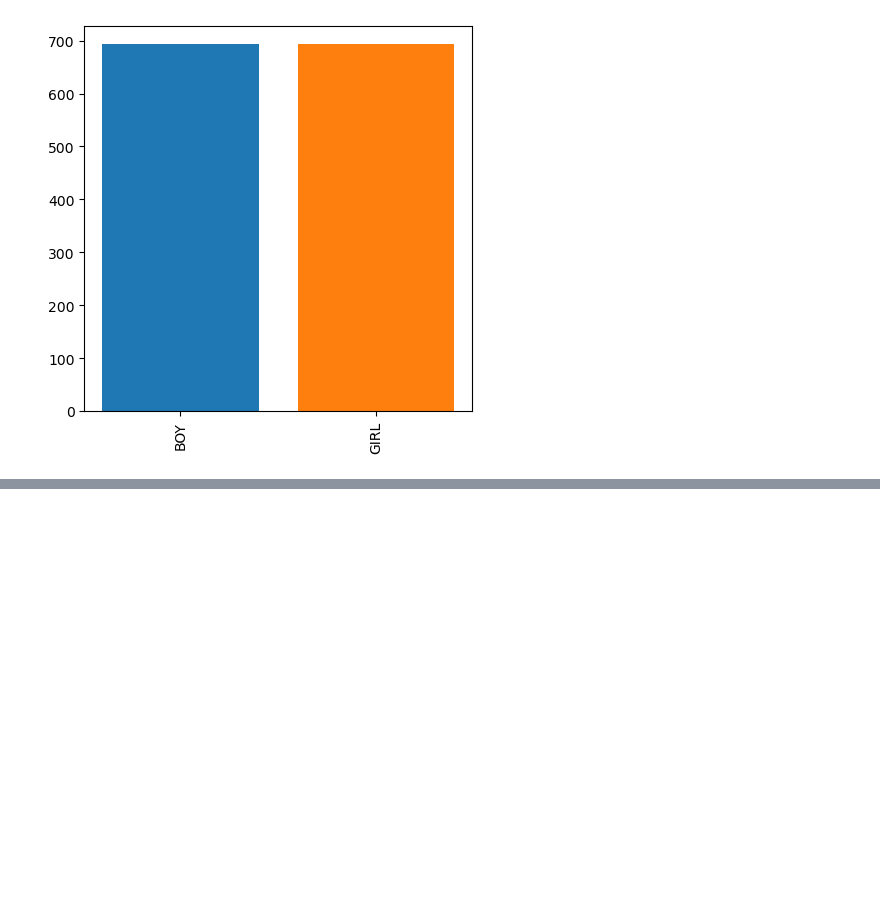
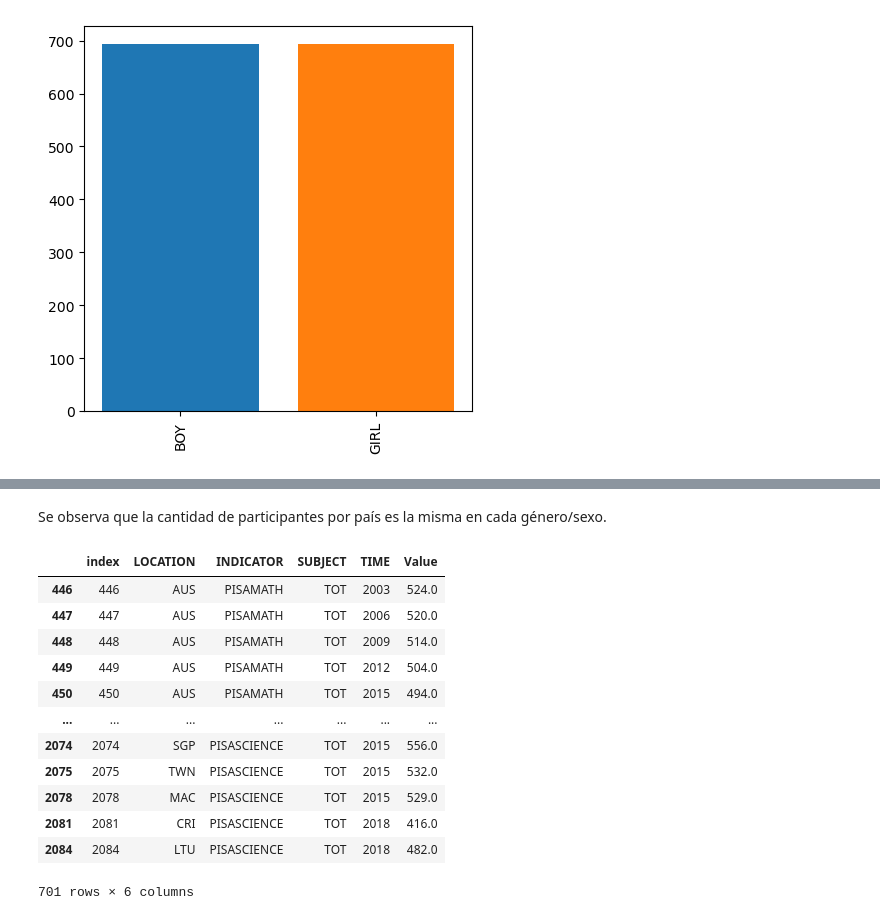
Before and after one commit to VirtueDevs/Pisa_ranks, a Jupyter notebook: Pisa_ranks.ipynb, the cells around one changed output, grey strips where cells are left out. Cells and saved outputs as stored; diff of their text form; code cells hidden in the pictures; blank space fills up the shorter version.

```diff
--- a/Pisa_ranks.ipynb
+++ b/Pisa_ranks.ipynb
@@ -144,0 +146,20 @@ results.head()
+# %% [markdown]
+Se observa que la cantidad de participantes por país es la misma en cada género/sexo.
+# %%
+keyword = 'TOT'
+df_result = csv_pisa[csv_pisa['SUBJECT'].str.contains(keyword)]
+df_result
+# %% [output]
+|  | index | LOCATION | INDICATOR | SUBJECT | TIME | Value |
+| 446 | 446 | AUS | PISAMATH | TOT | 2003 | 524.0 |
+| 447 | 447 | AUS | PISAMATH | TOT | 2006 | 520.0 |
+| 448 | 448 | AUS | PISAMATH | TOT | 2009 | 514.0 |
+| 449 | 449 | AUS | PISAMATH | TOT | 2012 | 504.0 |
+| 450 | 450 | AUS | PISAMATH | TOT | 2015 | 494.0 |
+| ... | ... | ... | ... | ... | ... | ... |
+| 2074 | 2074 | SGP | PISASCIENCE | TOT | 2015 | 556.0 |
+| 2075 | 2075 | TWN | PISASCIENCE | TOT | 2015 | 532.0 |
+| 2078 | 2078 | MAC | PISASCIENCE | TOT | 2015 | 529.0 |
+| 2081 | 2081 | CRI | PISASCIENCE | TOT | 2018 | 416.0 |
+| 2084 | 2084 | LTU | PISASCIENCE | TOT | 2018 | 482.0 |
+701 rows × 6 columns
```
Also changed, not shown: parts of 3 cells of this notebook.
